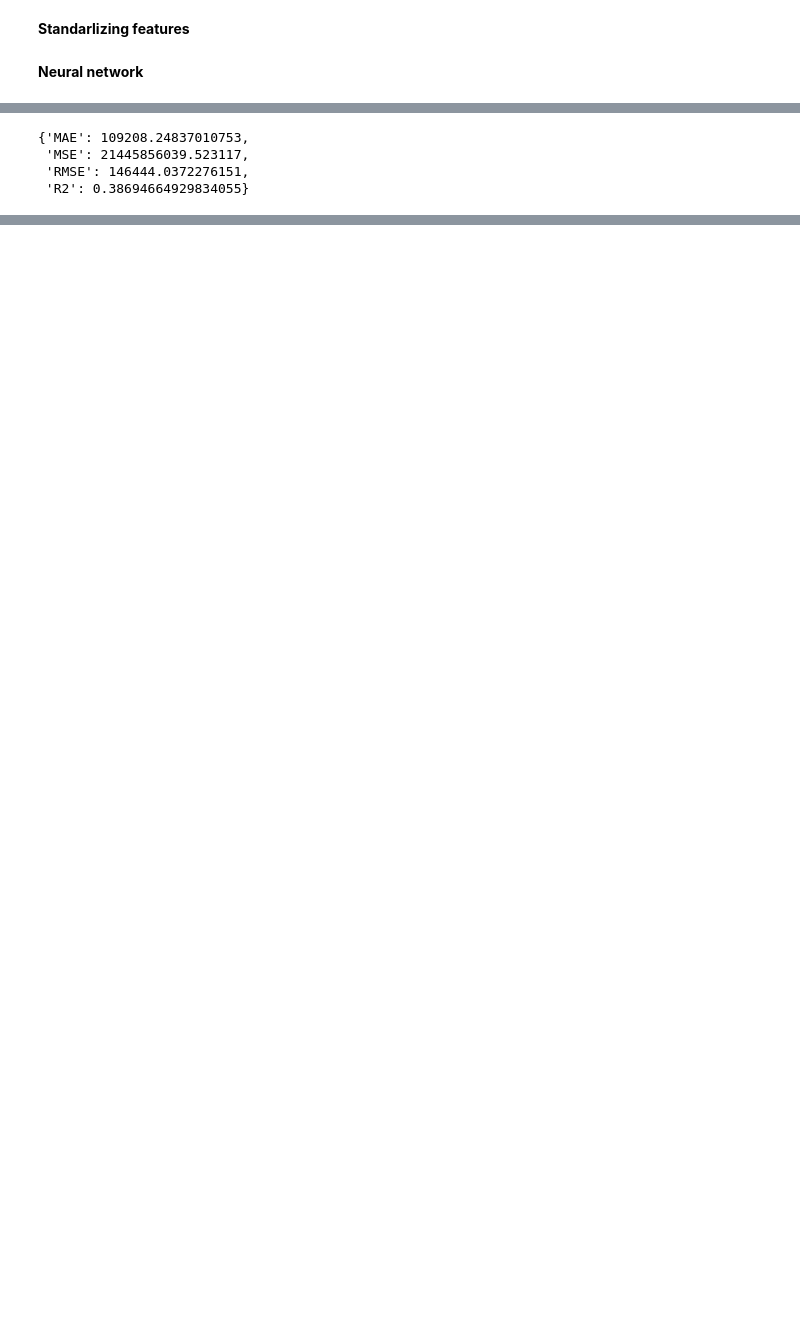
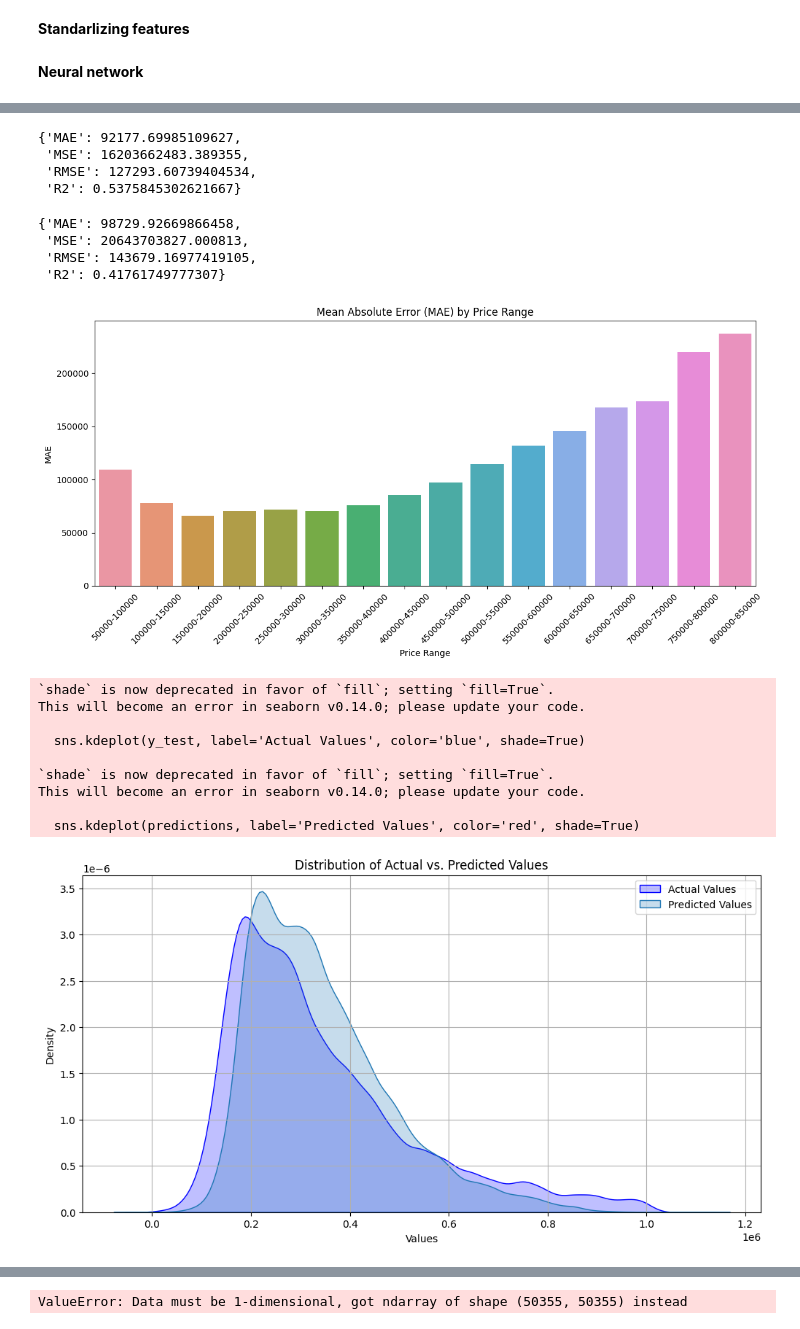
Before and after one commit to BillDFrank/Predict-apartment-price-Project, a Jupyter notebook: Main/Neural network.ipynb, the cells around one changed output, grey strips where cells are left out. Drawn from its saved outputs; the diff is of its cells as text; code cells hidden in the pictures; blank space fills up the shorter version.

Commit message:
-Modified analysis.py - Added XGBoost model - Added cross validation

```diff
--- a/Main/Neural network.ipynb
+++ b/Main/Neural network.ipynb
@@ -231,16 +231,21 @@ df.head(5)
 # %%
 from sklearn.model_selection import train_test_split
 
-# Define your features and target variable
+# Defining features and target variable
 X = df.drop(columns=['Price', 'City_Encoded', 'State_Encoded', "Location", "Titles"])
-y = df['Price']  # Assuming 'Price' is your target variable
+y = df['Price']
 
-# Split the data into training and testing sets (e.g., 80% train, 20% test)
-X_train, X_test, y_train, y_test = train_test_split(X, y, test_size=0.2, random_state=42)
+# Get 60% of the dataset as the training set. Put the remaining 40% in temporary variables: x_ and y_.
+X_train, x_, y_train, y_ = train_test_split(X, y, test_size=0.40, random_state=98)
+
+# Split the 40% subset above into two: one half for cross validation and the other for the test set
+X_cv, X_test, y_cv, y_test = train_test_split(x_, y_, test_size=0.50, random_state=98)
 
 # Display the shapes of the resulting sets to verify the split
 print("X_train shape:", X_train.shape)
 print("X_test shape:", X_test.shape)
+print("X_test shape:", X_cv.shape)
 print("y_train shape:", y_train.shape)
 print("y_test shape:", y_test.shape)
+print("y_train shape:", y_cv.shape)
 # %% [output]
@@ -263,10 +271,10 @@ X_test_scaled = scaler.transform(X_test)
 **Neural network**
 # %%
 tf.random.set_seed(1234)
-model = Sequential(
-    [
-        Dense(10, activation ="relu", name="L1"),
-        Dense(5, activation ="relu", name="L2"),
-        Dense(1, activation ="linear", name="L3")
-    ]
-)
+model =  Sequential(
+        [
+            Dense(120, activation = 'relu', kernel_regularizer=tf.keras.regularizers.l2(0.01)),
+            Dense(40, activation = 'relu', kernel_regularizer=tf.keras.regularizers.l2(0.01)),
+            Dense(1, activation = 'linear')
+        ]
+    )
@@ -278,9 +284,8 @@ model.compile(
     optimizer=tf.keras.optimizers.Adam(0.01),
 )
 
-
 model.fit(
     X_train_scaled,y_train,
-    epochs=100
+    epochs=1000
 )
 # %% [output]
@@ -335,0 +310,3 @@ Name: Price, Length: 16786, dtype: float64
+# %%
+predictions_train = model.predict(X_train_scaled)
+predictions_cv = model.predict(X_cv_scaled)
@@ -336,8 +316,31 @@ Name: Price, Length: 16786, dtype: float64
+# %%
+# Analyse Train predictions
+analysis.evaluate_model_performance(y_train, predictions_train)
+# %% [output]
+{'MAE': 92177.69985109627,
+ 'MSE': 16203662483.389355,
+ 'RMSE': 127293.60739404534,
+ 'R2': 0.5375845302621667}
+# %%
+# Analyse CV predictions
+analysis.evaluate_model_performance(y_cv, predictions_cv)
+# %% [output]
+{'MAE': 98729.92669866458,
+ 'MSE': 20643703827.000813,
+ 'RMSE': 143679.16977419105,
+ 'R2': 0.41761749777307}
 # %%
-# Call the analyze_precision function
-analysis.evaluate_model_performance(y_test, predictions)
+# Call the modified analyze_precision function
+analysis.analyze_precision(X_train, y_train, predictions_train)
 # %% [output]
+[figure, added]
-{'MAE': 109208.24837010753,
- 'MSE': 21445856039.523117,
- 'RMSE': 146444.0372276151,
- 'R2': 0.38694664929834055}
+`shade` is now deprecated in favor of `fill`; setting `fill=True`.
+This will become an error in seaborn v0.14.0; please update your code.
+
+  sns.kdeplot(y_test, label='Actual Values', color='blue', shade=True)
+
+`shade` is now deprecated in favor of `fill`; setting `fill=True`.
+This will become an error in seaborn v0.14.0; please update your code.
+
+  sns.kdeplot(predictions, label='Predicted Values', color='red', shade=True)
+[figure, added]
@@ -343,0 +348 @@ analysis.evaluate_model_performance(y_test, predictions)
+ValueError: Data must be 1-dimensional, got ndarray of shape (50355, 50355) instead
```
Also changed, not shown: parts of 10 cells of this notebook, 3 other files.
